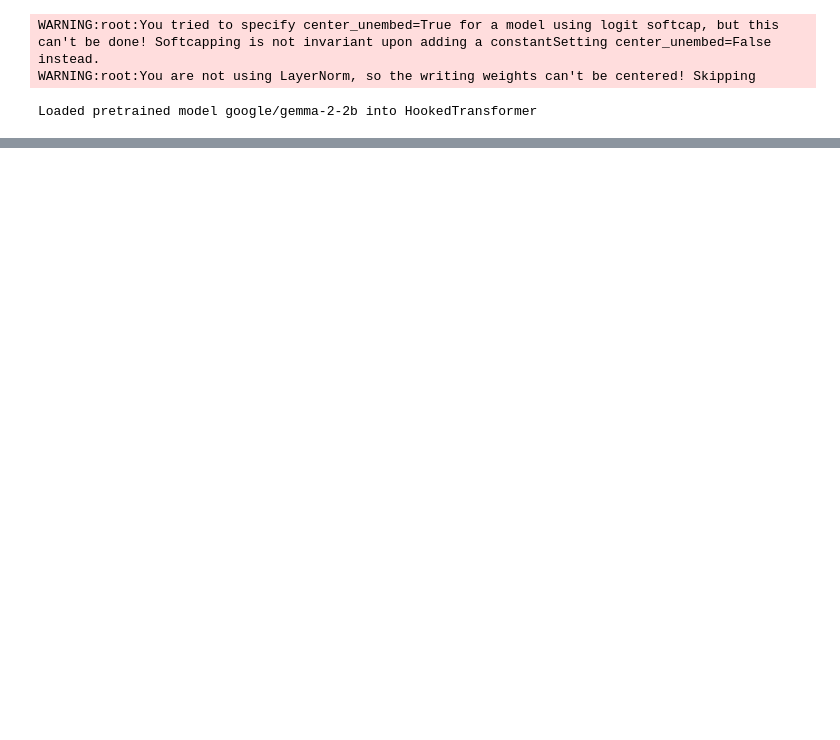
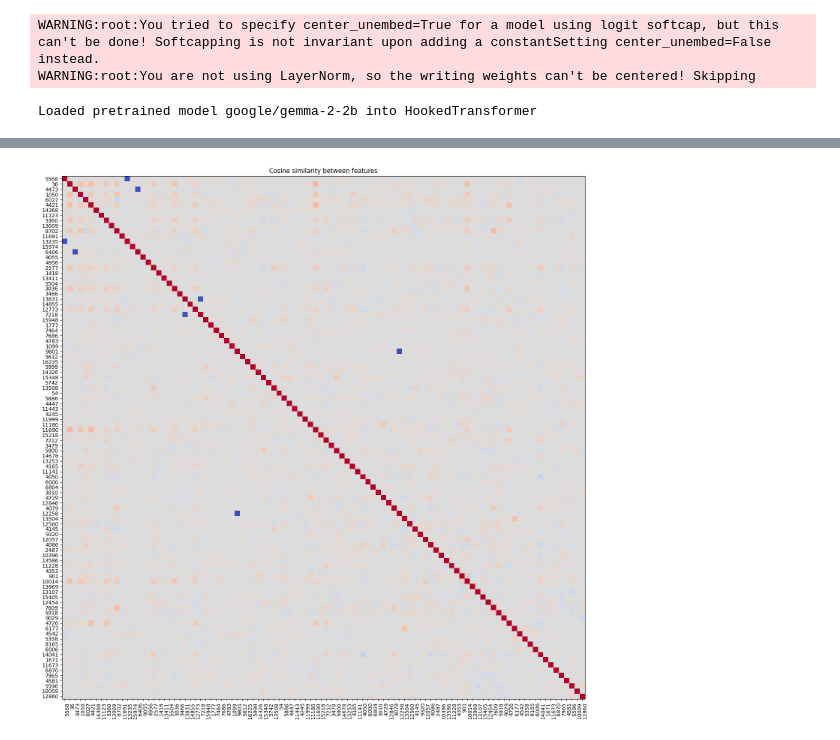
Before and after one commit to CUPalex/truthful_saes, a Jupyter notebook: gemma_sae.ipynb, the cells around one changed output, grey strips where cells are left out. Cells and saved outputs as stored; diff of their text form; code cells hidden in the pictures; blank space fills up the shorter version.

```diff
--- a/gemma_sae.ipynb
+++ b/gemma_sae.ipynb
@@ -132,0 +91,25 @@ with open("cache/stds_gemma_sae_full.json", "w") as file:
+# %%
+import numpy as np
+
+sims = np.zeros((len(vectors), len(vectors)))
+for i, v1 in enumerate(vectors):
+    for j, v2 in enumerate(vectors):
+        sims[i, j] = (v1.detach().numpy() @ v2.detach().numpy()) / np.linalg.norm(v1.detach().numpy()) / np.linalg.norm(v2.detach().numpy())
+
+import matplotlib.pyplot as plt
+
+fig, ax = plt.subplots()
+fig.set_size_inches((15, 15))
+im = ax.imshow(sims, cmap="coolwarm", vmax=1, vmin=-1)
+
+ax.set_xticks(np.arange(len(inds)), labels=inds)
+ax.set_yticks(np.arange(len(inds)), labels=inds)
+
+plt.setp(ax.get_xticklabels(), rotation=90, ha="right",
+         rotation_mode="anchor")
+
+ax.set_title("Cosine similarity between features")
+fig.tight_layout()
+plt.savefig("images/cosine_sim_features_100.png")
+# %% [output]
+[figure, added]
```
Also changed, not shown: parts of 11 cells of this notebook, 20 other files.
